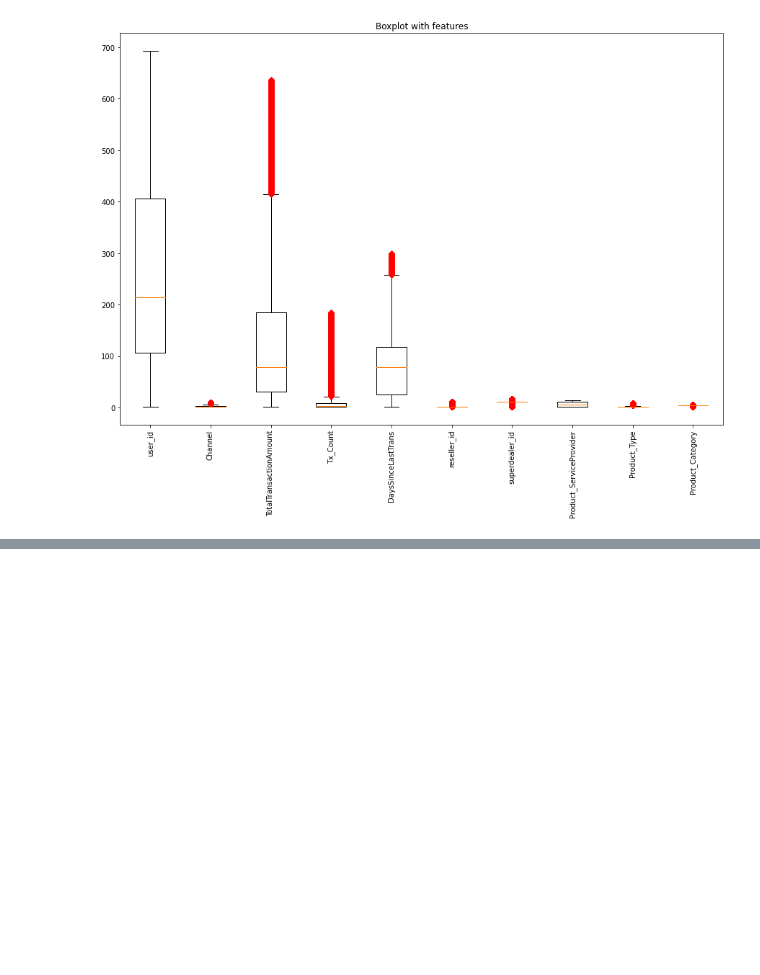
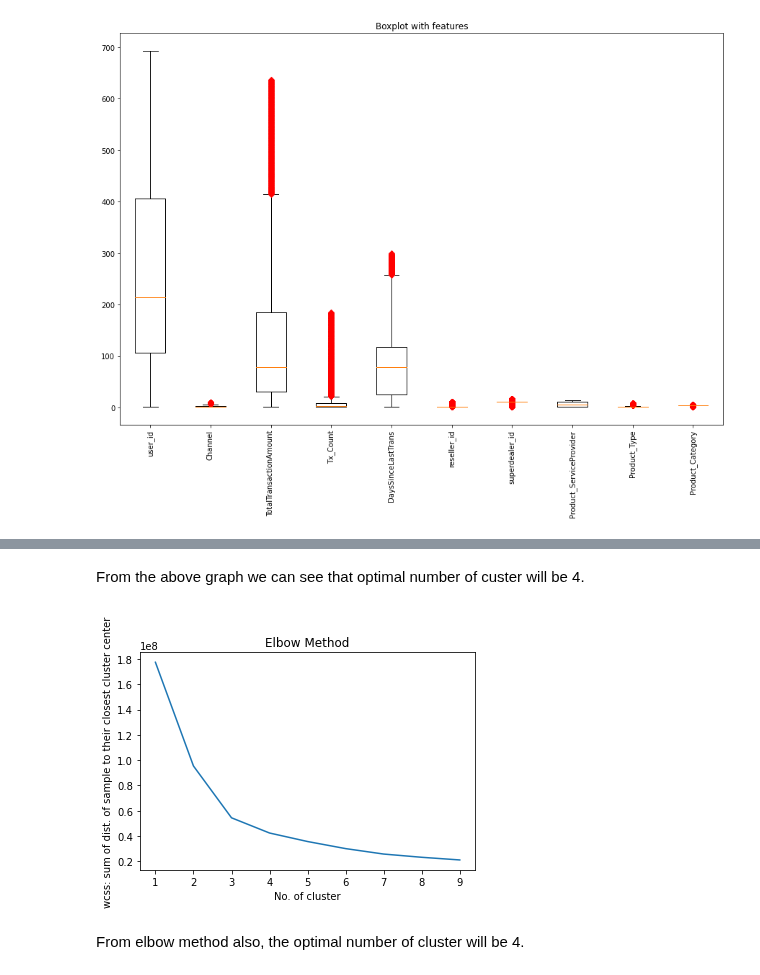
Before and after one commit to Jammal7/Introduction_to_Data_Science, a Jupyter notebook: Projects/ParellelScore_Assessment/Clustering_Analysis.ipynb, the cells around one changed output, grey strips where cells are left out. Saved outputs shown, nothing was run; the diff lists cells and outputs as text; code cells hidden in the pictures; blank space fills up the shorter version.

Commit message:
cluster_Analysis

```diff
--- a/Projects/ParellelScore_Assessment/Clustering_Analysis.ipynb
+++ b/Projects/ParellelScore_Assessment/Clustering_Analysis.ipynb
@@ -310,0 +266,18 @@ sns.scatterplot(x='X', y='Y', hue='Labels', data=final_df_filled);
+# %% [markdown]
+From the above graph we can see that optimal number of custer will be 4.
+# %%
+# Finding the optimal number of cluster using Elbow method
+wcss=[]
+for i in range(1,10):
+    kmeans=KMeans(n_clusters=i,init='k-means++', random_state=42)
+    kmeans.fit(df_filled)
+    wcss.append(kmeans.inertia_)
+
+plt.plot(range(1,10),wcss)
+plt.title('Elbow Method')
+plt.xlabel('No. of cluster')
+plt.ylabel('wcss: sum of dist. of sample to their closest cluster center' );
+# %% [output]
+[figure, added]
+# %% [markdown]
+From elbow method also, the optimal number of cluster will be 4.
```
Also changed, not shown: parts of 25 cells of this notebook.
